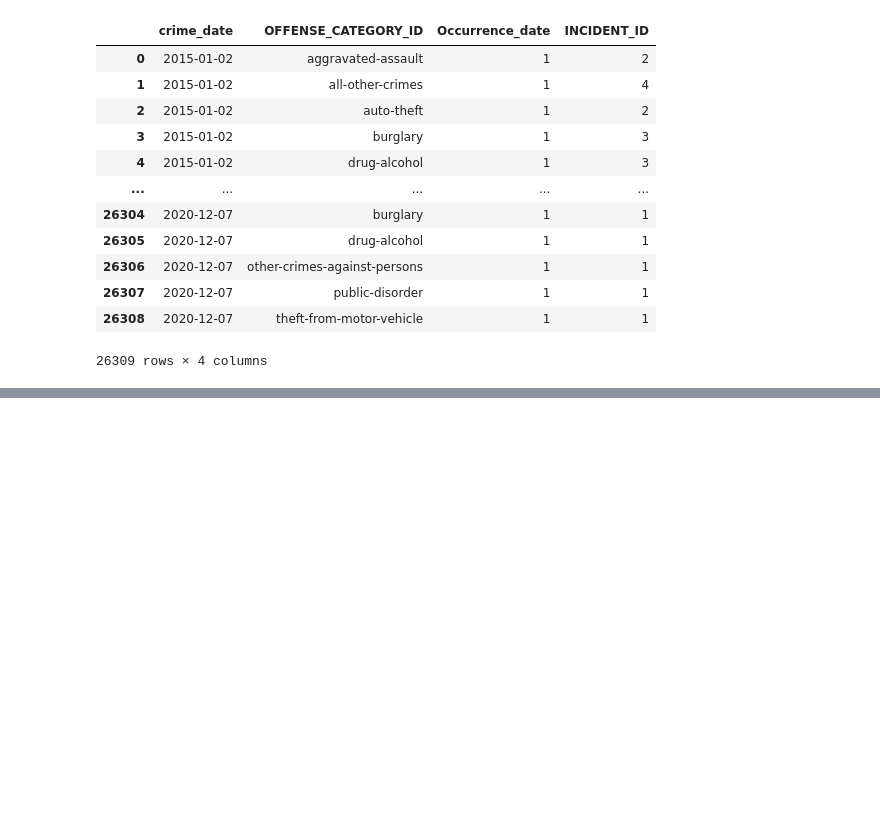
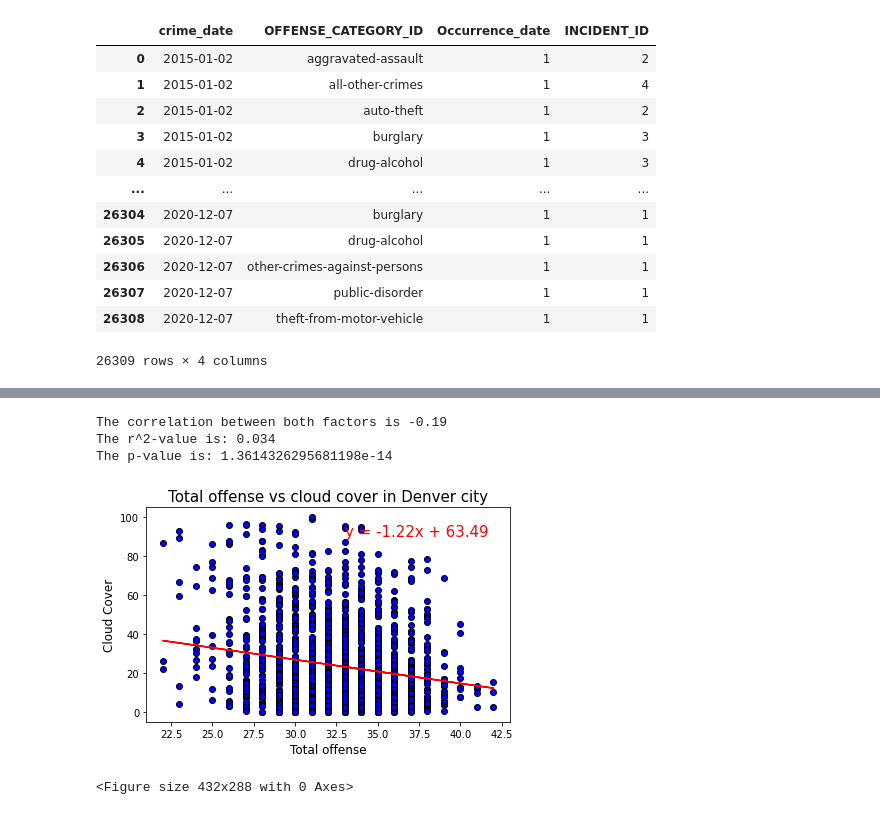
Before and after one commit to mnolker/Criminal_Weather_Denver, a Jupyter notebook: criminal_weather_merged.ipynb, the cells around one changed output, grey strips where cells are left out. Saved outputs shown, nothing was run; the diff lists cells and outputs as text; code cells hidden in the pictures; blank space fills up the shorter version.

```diff
--- a/criminal_weather_merged.ipynb
+++ b/criminal_weather_merged.ipynb
@@ -126,0 +183,8 @@ criminal_weather_merged
+# %%
+linear(criminal_weather_merged["total_offenses"],criminal_weather_merged["Cloud Cover"],"Total offense","Cloud Cover","Total offense vs cloud cover in Denver city",(33,90),'offense_vs_cloudcover')
+# %% [output]
+The correlation between both factors is -0.19
+The r^2-value is: 0.034
+The p-value is: 1.3614326295681198e-14
+[figure, added]
+<Figure size 432x288 with 0 Axes>
```
Also changed, not shown: parts of 18 cells of this notebook, 9 other files.
